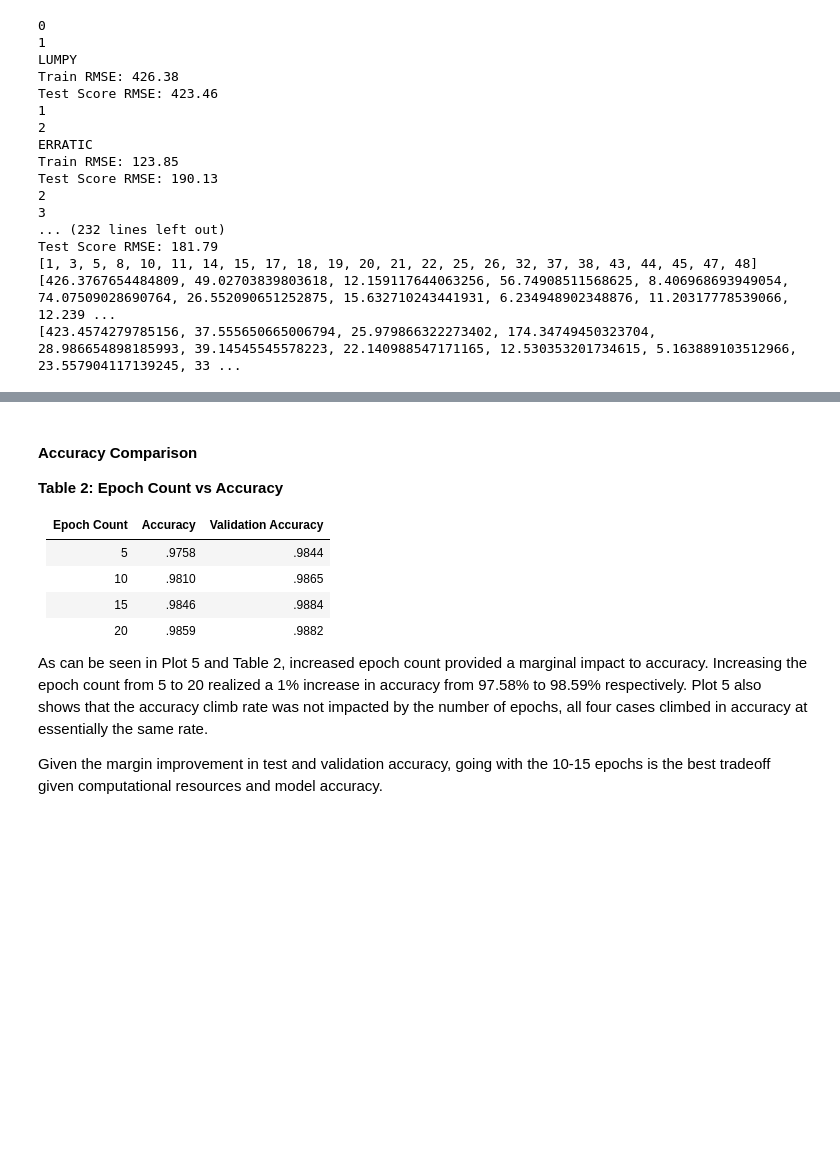
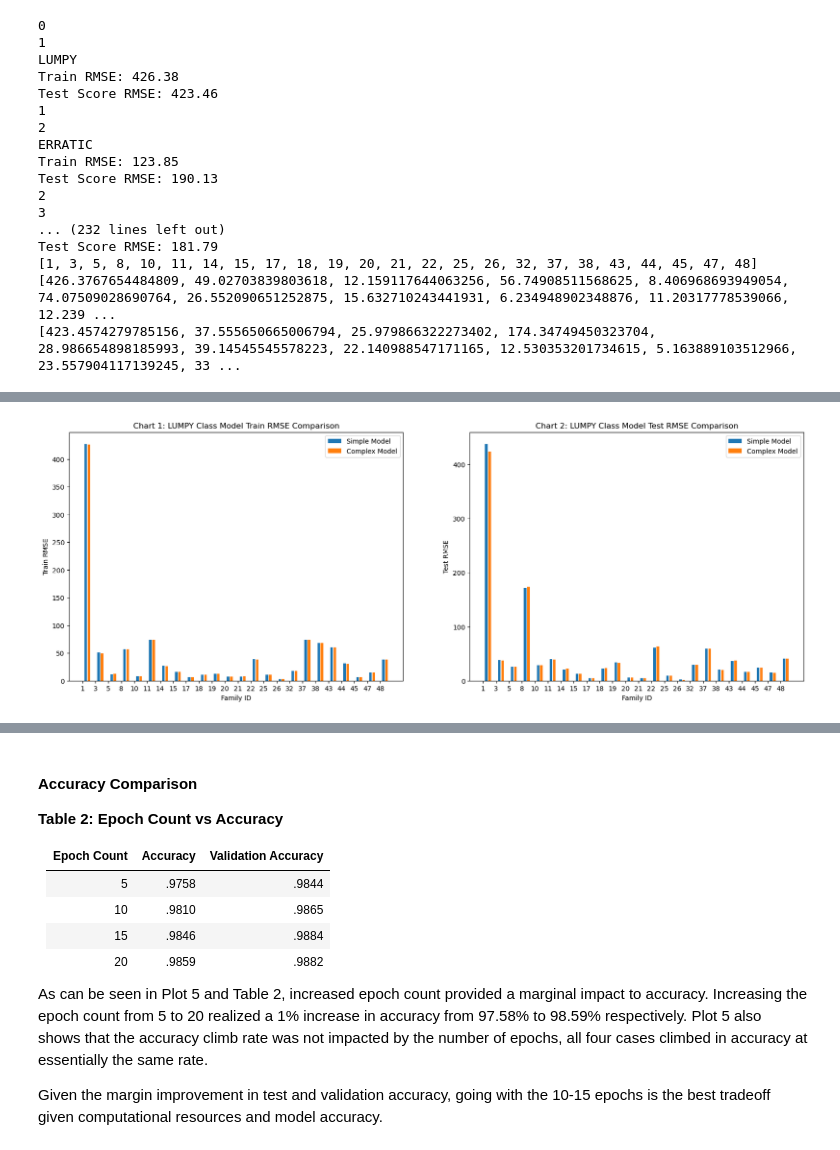
Before and after one commit to jmskeet/5511-Assignment-6, a Jupyter notebook: assignment6.ipynb, the cells around one changed output, grey strips where cells are left out. Drawn from its saved outputs; the diff is of its cells as text; code cells hidden in the pictures; blank space fills up the shorter version.

```diff
--- a/assignment6.ipynb
+++ b/assignment6.ipynb
@@ -559,43 +561,78 @@ This is not surprising given the sparcity of the demand profiles.  Profiles of t
 # %%
-#Simple Model
-model_accuracy = history.history['accuracy']
-model_val_acc = history.history['val_accuracy']
-model_loss = history.history['loss']
-model_val_loss = history.history['val_loss']
+#Simple Model Pull in CSV data files
 
-epochs_range = range(num_epochs)
+# reading CSV file
+lumpy_simple_model = pd.read_csv("lumpy_rmse1.csv", header=None)
+lumpy_complex_model = pd.read_csv("lumpy2_rmse.csv", header=None)
+erratic_simple_model = pd.read_csv("erratic_rmse1.csv", header=None)
+erratic_complex_model = pd.read_csv("erratic_rmse2.csv", header=None)
+intermittent_simple_model = pd.read_csv("intermittent_rmse1.csv", header=None)
+intermittent_complex_model = pd.read_csv("intermittent_rmse2.csv", header=None)
 
-plt.figure(figsize=(10, 10))
+#Lumpy Class Plots
+plt.figure(figsize=(20, 15))
 plt.subplot(2, 2, 1)
-plt.plot(epochs_range, model_accuracy, label='Training Accuracy')
-plt.plot(epochs_range, model_val_acc, label='Validation Accuracy')
-plt.legend(loc='lower right')
-plt.title('Plo1 1: Simple Model Accuracy')
+lumpy_axis = np.arange(len(lumpy_simple_model.iloc[:,0].tolist()))
+plt.bar(lumpy_axis +0.25, lumpy_simple_model.iloc[:,1].tolist(), width=0.2, label = 'Simple Model')
+plt.bar(lumpy_axis +0.25*2, lumpy_complex_model.iloc[:,1].tolist(), width=0.2, label = 'Complex Model')
+plt.xticks(lumpy_axis,lumpy_family)
+plt.xlabel("Family ID")
+plt.ylabel("Train RMSE")
+plt.title('Chart 1: LUMPY Class Model Train RMSE Comparison')
+plt.legend()
 
 plt.subplot(2, 2, 2)
-plt.plot(epochs_range, model_loss, label='Training Loss')
-plt.plot(epochs_range, model_val_loss, label='Validation Loss')
-plt.legend(loc='upper center')
-plt.title('Plot 2: Simple Model Loss')
+plt.bar(lumpy_axis +0.25, lumpy_simple_model.iloc[:,2].tolist(), width=0.2, label = 'Simple Model')
+plt.bar(lumpy_axis +0.25*2, lumpy_complex_model.iloc[:,2].tolist(), width=0.2, label = 'Complex Model')
+plt.xticks(lumpy_axis,lumpy_family)
+plt.legend()
+plt.xlabel("Family ID")
+plt.ylabel("Test RMSE")
+plt.title('Chart 2: LUMPY Class Model Test RMSE Comparison')
 plt.show()
 
-#complex Model
-model_complex_accuracy = comlex_history.history['accuracy']
-model_complex_val_acc = comlex_history.history['val_accuracy']
-model_complex_loss = comlex_history.history['loss']
-model_complex_val_loss = comlex_history.history['val_loss']
-
-
-plt.figure(figsize=(10, 10))
+#Erratic Class Plots
+plt.figure(figsize=(20, 15))
 plt.subplot(2, 2, 1)
-plt.plot(epochs_range, model_complex_accuracy, label='Training Accuracy')
-plt.plot(epochs_range, model_complex_val_acc, label='Validation Accuracy')
-plt.legend(loc='lower center')
-plt.title('Plot 3: Complex Model Accuracy')
+erratic_axis = np.arange(len(erratic_simple_model.iloc[:,0].tolist()))
+plt.bar(erratic_axis +0.25, erratic_simple_model.iloc[:,1].tolist(), width=0.2, label = 'Simple Model')
+plt.bar(erratic_axis +0.25*2, erratic_complex_model.iloc[:,1].tolist(), width=0.2, label = 'Complex Model')
+plt.xticks(erratic_axis,erratic_family)
+plt.xlabel("Family ID")
+plt.ylabel("Train RMSE")
+plt.title('Chart 3: ERRATIC Class Model Train RMSE Comparison')
+plt.legend()
 
 plt.subplot(2, 2, 2)
-plt.plot(epochs_range, model_complex_loss, label='Training Loss')
-plt.plot(epochs_range, model_complex_val_loss, label='Validation Loss')
-plt.legend(loc='upper right')
-plt.title('Plot 4: Complex Model Loss')
+plt.bar(erratic_axis +0.25, erratic_simple_model.iloc[:,2].tolist(), width=0.2, label = 'Simple Model')
+plt.bar(erratic_axis +0.25*2, erratic_complex_model.iloc[:,2].tolist(), width=0.2, label = 'Complex Model')
+plt.xticks(erratic_axis,erratic_family)
+plt.legend()
+plt.xlabel("Family ID")
+plt.ylabel("Test RMSE")
+plt.title('Chart 4: ERRATIC Class Model Test RMSE Comparison')
 plt.show()
+
+#Imtermittent Class Plots
+plt.figure(figsize=(20, 15))
+plt.subplot(2, 2, 1)
+intermittent_axis = np.arange(len(intermittent_simple_model.iloc[:,0].tolist()))
+plt.bar(intermittent_axis +0.25, intermittent_simple_model.iloc[:,1].tolist(), width=0.2, label = 'Simple Model')
+plt.bar(intermittent_axis +0.25*2, intermittent_complex_model.iloc[:,1].tolist(), width=0.2, label = 'Complex Model')
+plt.xticks(intermittent_axis,intermittent_family)
+plt.xlabel("Family ID")
+plt.ylabel("Train RMSE")
+plt.title('Chart 5: INTERMITTENT Class Model Train RMSE Comparison')
+plt.legend()
+
+plt.subplot(2, 2, 2)
+plt.bar(intermittent_axis +0.25, intermittent_simple_model.iloc[:,2].tolist(), width=0.2, label = 'Simple Model')
+plt.bar(intermittent_axis +0.25*2, intermittent_complex_model.iloc[:,2].tolist(), width=0.2, label = 'Complex Model')
+plt.xticks(intermittent_axis,intermittent_family)
+plt.legend()
+plt.xlabel("Family ID")
+plt.ylabel("Test RMSE")
+plt.title('Chart 6: INTERMITTENT Class Model Test RMSE Comparison')
+plt.show()
+# %% [output]
+[figure, added]
```
Also changed, not shown: parts of 9 cells of this notebook.
